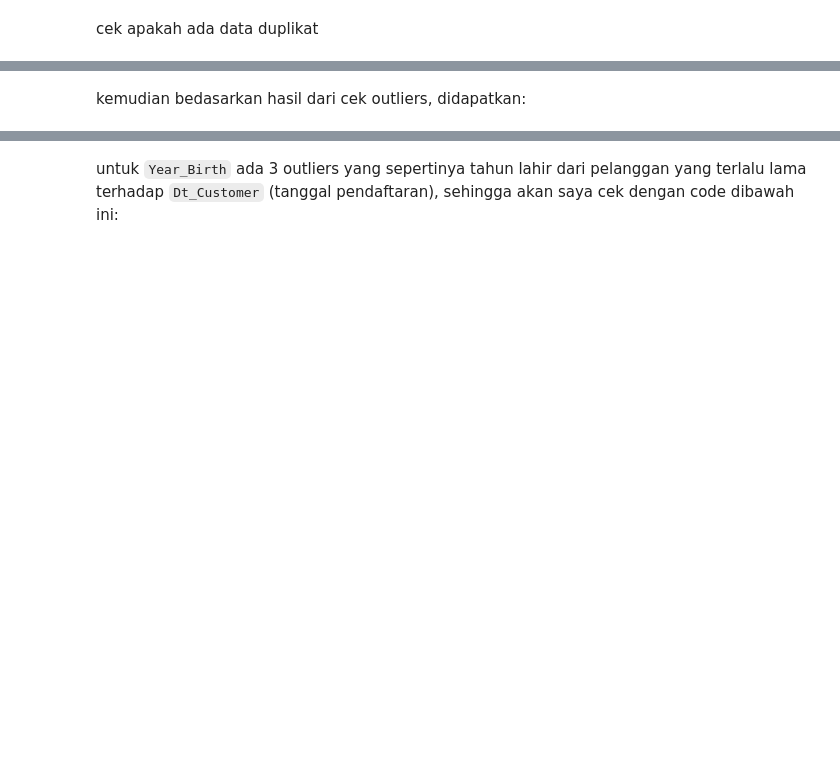
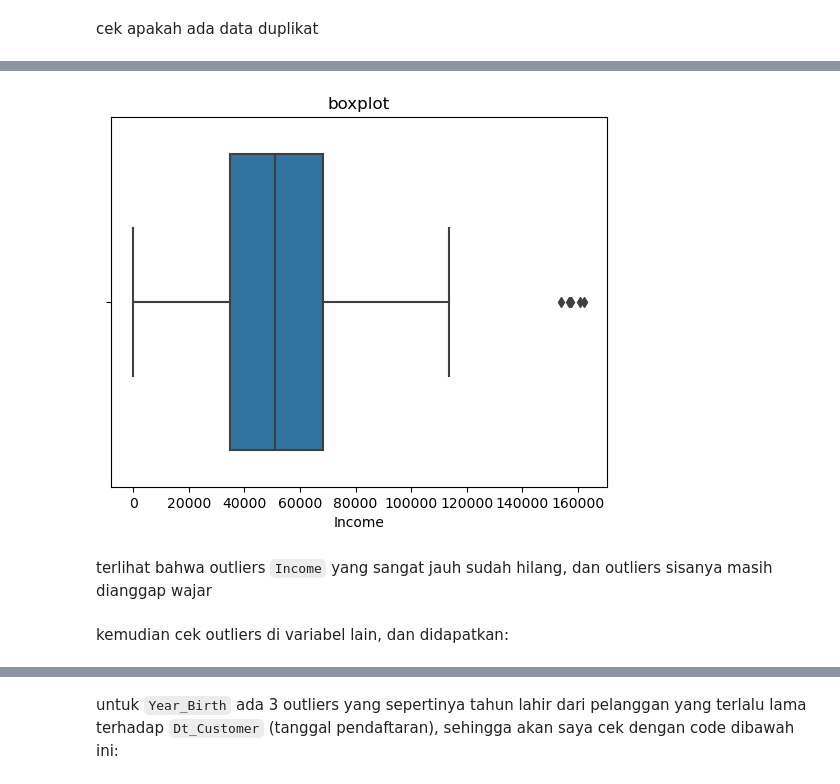
Before and after one commit to rifqimrasyad/capstone_2_Data_Analyst, a Jupyter notebook: Capstone_Project_2.ipynb, the cells around one changed output, grey strips where cells are left out. Saved outputs shown, nothing was run; the diff lists cells and outputs as text; code cells hidden in the pictures; blank space fills up the shorter version.

```diff
--- a/Capstone_Project_2.ipynb
+++ b/Capstone_Project_2.ipynb
@@ -565,5 +591,13 @@ memory usage: 484.8+ KB
+# %%
+sns.boxplot(x=df_prep['Income'])
+plt.title(f"boxplot")
+plt.show()
+# %% [output]
+[figure, added]
+# %% [markdown]
+terlihat bahwa outliers `Income` yang sangat jauh sudah hilang, dan outliers sisanya masih dianggap wajar
 # %% [markdown]
-kemudian bedasarkan hasil dari cek outliers, didapatkan:
+kemudian cek outliers di variabel lain, dan didapatkan:
 # %%
 for kolom in numerik.columns:
     q1 = df_prep[kolom].describe().loc['25%']
```
Also changed, not shown: parts of 75 cells of this notebook.
